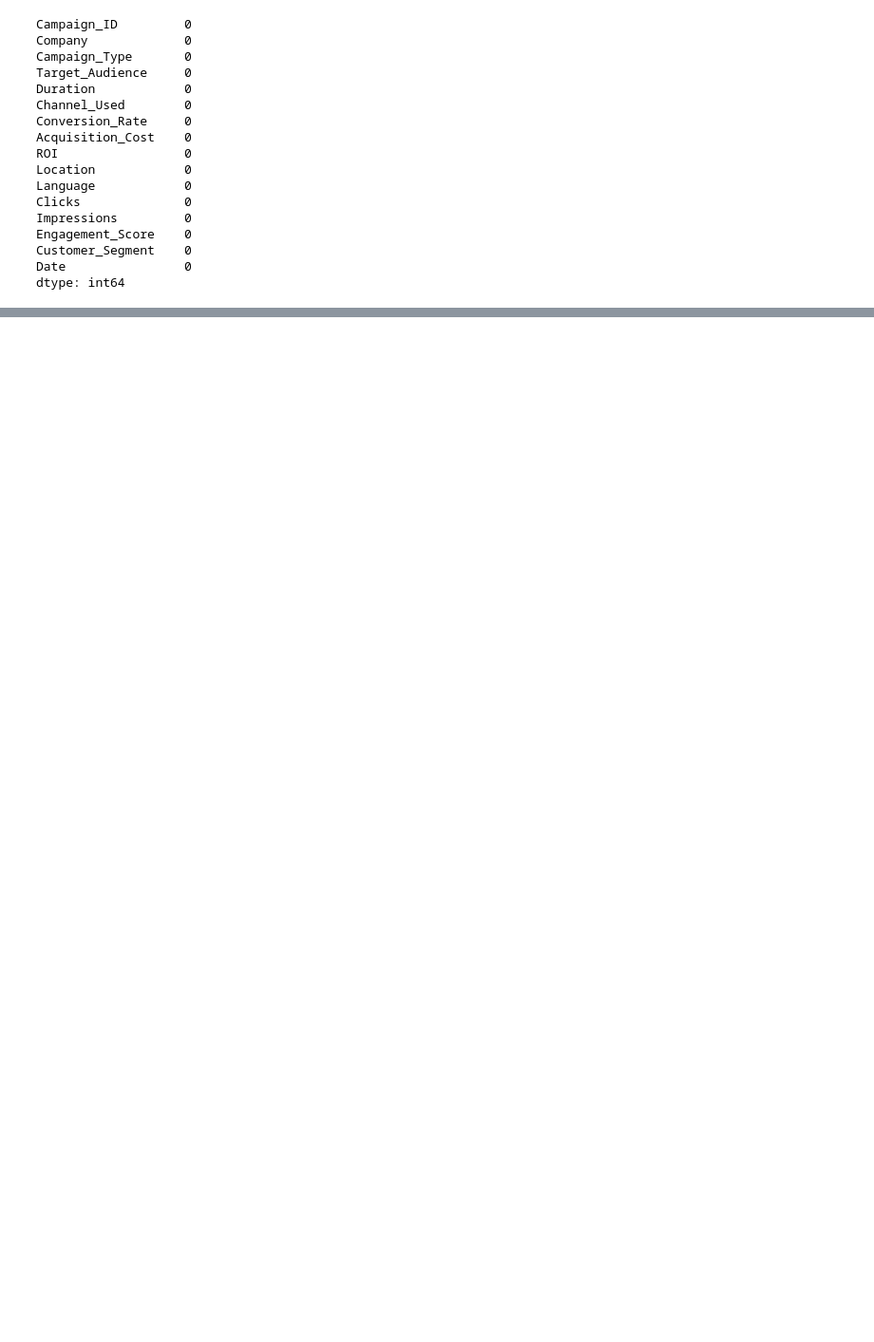
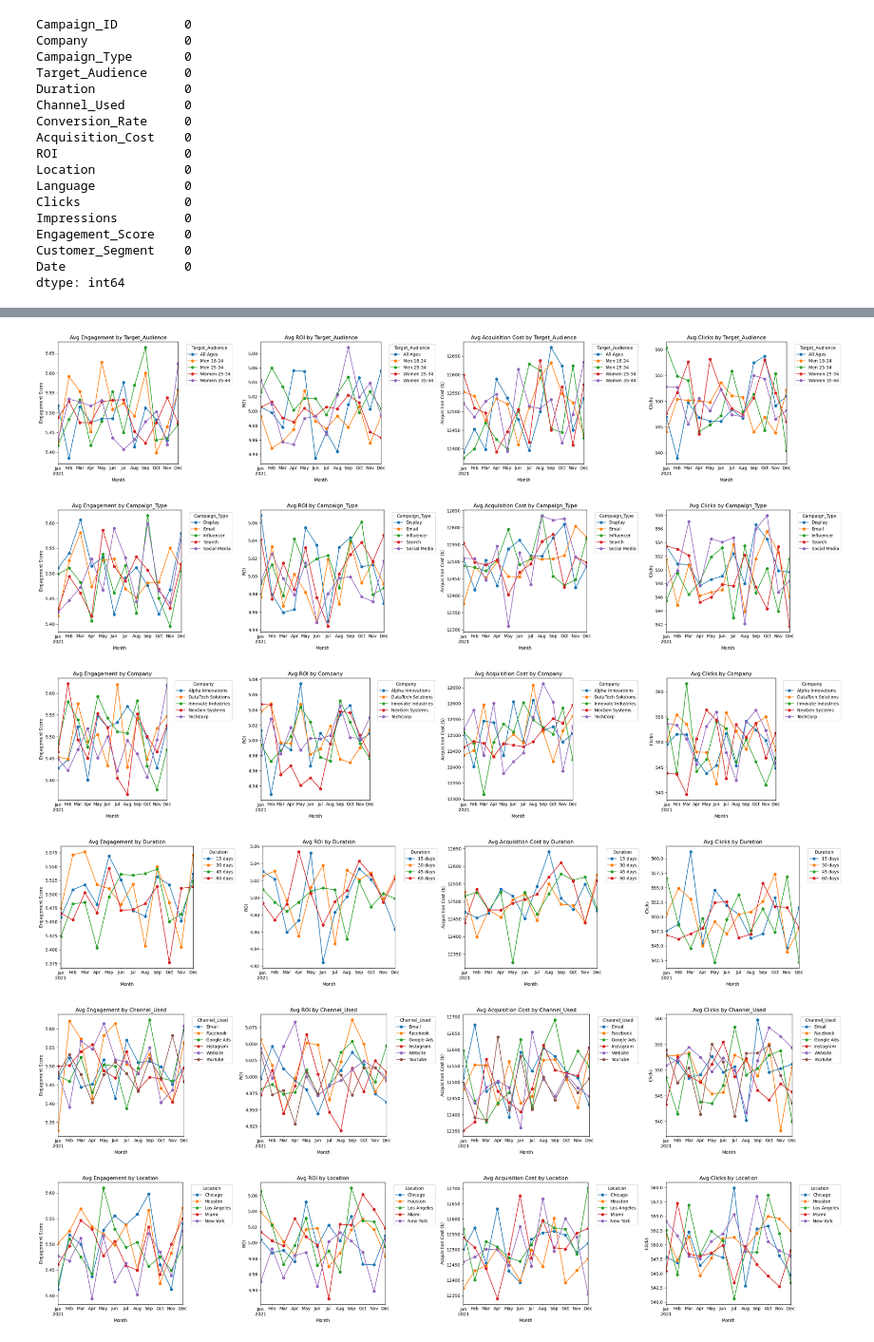
Before and after one commit to nikonlikes/DSSproject, a Jupyter notebook: dataExplor.ipynb, the cells around one changed output, grey strips where cells are left out. Shown at 95% size. Drawn from its saved outputs; the diff is of its cells as text; code cells hidden in the pictures; blank space fills up the shorter version.

```diff
--- a/dataExplor.ipynb
+++ b/dataExplor.ipynb
@@ -38,0 +100,79 @@ dtype: int64
+# %%
+
+
+columns_to_plot = [
+    'Target_Audience',
+    'Campaign_Type',
+    'Company',
+    'Duration',
+    'Channel_Used',
+    'Location',
+    'Language',
+    'Customer_Segment'
+]
+
+for col in columns_to_plot:
+    monthly_engagement = (
+        df
+        .groupby([pd.Grouper(key='Date', freq='M'), col])['Engagement_Score']
+        .mean()
+        .unstack(col)
+    )
+
+    monthly_roi = (
+        df
+        .groupby([pd.Grouper(key='Date', freq='M'), col])['ROI']
+        .mean()
+        .unstack(col)
+    )
+
+    monthly_cost = (
+        df
+        .groupby([pd.Grouper(key='Date', freq='M'), col])['Acquisition_Cost']
+        .mean()
+        .unstack(col)
+    )
+
+    monthly_clicks = (
+        df
+        .groupby([pd.Grouper(key='Date', freq='M'), col])['Clicks']
+        .mean()
+        .unstack(col)
+    )
+
+    # Create 4 subplots
+    fig, (ax1, ax2, ax3, ax4) = plt.subplots(1, 4, figsize=(26, 5), sharex=True)
+
+    monthly_engagement.plot(marker='o', linewidth=1.5, ax=ax1)
+    ax1.set_title(f'Avg Engagement by {col}')
+    ax1.set_xlabel('Month')
+    ax1.set_ylabel('Engagement Score')
+    ax1.legend(title=col, bbox_to_anchor=(1.05, 1), loc='upper left')
+
+    monthly_roi.plot(marker='o', linewidth=1.5, ax=ax2)
+    ax2.set_title(f'Avg ROI by {col}')
+    ax2.set_xlabel('Month')
+    ax2.set_ylabel('ROI')
+    ax2.legend(title=col, bbox_to_anchor=(1.05, 1), loc='upper left')
+
+    monthly_cost.plot(marker='o', linewidth=1.5, ax=ax3)
+    ax3.set_title(f'Avg Acquisition Cost by {col}')
+    ax3.set_xlabel('Month')
+    ax3.set_ylabel('Acquisition Cost ($)')
+    ax3.legend(title=col, bbox_to_anchor=(1.05, 1), loc='upper left')
+
+    monthly_clicks.plot(marker='o', linewidth=1.5, ax=ax4)
+    ax4.set_title(f'Avg Clicks by {col}')
+    ax4.set_xlabel('Month')
+    ax4.set_ylabel('Clicks')
+    ax4.legend(title=col, bbox_to_anchor=(1.05, 1), loc='upper left')
+
+    plt.tight_layout()
+    plt.show()
+# %% [output]
+[figure, added]
+[figure, added]
+[figure, added]
+[figure, added]
+[figure, added]
+[figure, added]
```
Also changed, not shown: parts of 12 cells of this notebook.
